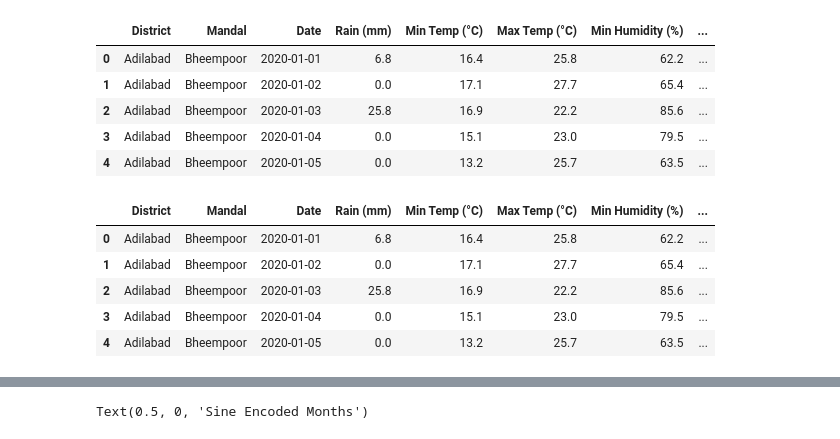
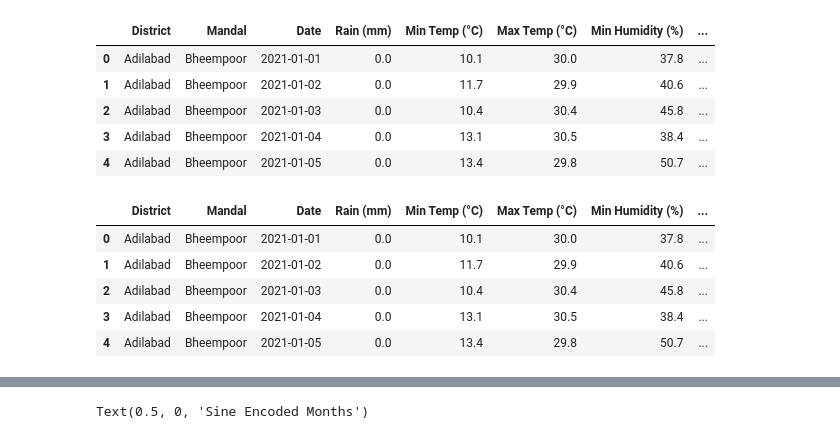
Before and after one commit to smartinternz02/SBSPS-Challenge-7369-1632919437, a Jupyter notebook: tsic_dsg_hackathon.ipynb, the cells around one changed output, grey strips where cells are left out. Cells and saved outputs as stored; diff of their text form; code cells hidden in the pictures.

```diff
--- a/tsic_dsg_hackathon.ipynb
+++ b/tsic_dsg_hackathon.ipynb
@@ -17,32 +17,33 @@ from keras import callbacks
 import pandas as pd
 import numpy as np
 # %%
-data = pd.read_excel("/content/final.xlsx")
+data = pd.read_excel("/content/final_dataset.xlsx")
 data.head()
 # %% [output]
 |  | District | Mandal | Date | Rain (mm) | Min Temp (°C) | Max Temp (°C) | Min Humidity (%) | ... |
-| 0 | Adilabad | Bheempoor | 2020-01-01 | 6.8 | 16.4 | 25.8 | 62.2 | ... |
-| 1 | Adilabad | Bheempoor | 2020-01-02 | 0.0 | 17.1 | 27.7 | 65.4 | ... |
-| 2 | Adilabad | Bheempoor | 2020-01-03 | 25.8 | 16.9 | 22.2 | 85.6 | ... |
-| 3 | Adilabad | Bheempoor | 2020-01-04 | 0.0 | 15.1 | 23.0 | 79.5 | ... |
-| 4 | Adilabad | Bheempoor | 2020-01-05 | 0.0 | 13.2 | 25.7 | 63.5 | ... |
+| 0 | Adilabad | Bheempoor | 2021-01-01 | 0.0 | 10.1 | 30.0 | 37.8 | ... |
+| 1 | Adilabad | Bheempoor | 2021-01-02 | 0.0 | 11.7 | 29.9 | 40.6 | ... |
+| 2 | Adilabad | Bheempoor | 2021-01-03 | 0.0 | 10.4 | 30.4 | 45.8 | ... |
+| 3 | Adilabad | Bheempoor | 2021-01-04 | 0.0 | 13.1 | 30.5 | 38.4 | ... |
+| 4 | Adilabad | Bheempoor | 2021-01-05 | 0.0 | 13.4 | 29.8 | 50.7 | ... |
 # %%
 rain = list(data["Rain (mm)"])
-rain_tmrw = ["No"]
+rain_tmrw = []
 for x in range(1,len(rain)):
   if rain[x] != 0.0:
     rain_tmrw.append("Yes")
   else:
     rain_tmrw.append("No")
+rain_tmrw.append("No")
 data['RainTomorrow'] = rain_tmrw
 data.head()
 # %% [output]
 |  | District | Mandal | Date | Rain (mm) | Min Temp (°C) | Max Temp (°C) | Min Humidity (%) | ... |
-| 0 | Adilabad | Bheempoor | 2020-01-01 | 6.8 | 16.4 | 25.8 | 62.2 | ... |
-| 1 | Adilabad | Bheempoor | 2020-01-02 | 0.0 | 17.1 | 27.7 | 65.4 | ... |
-| 2 | Adilabad | Bheempoor | 2020-01-03 | 25.8 | 16.9 | 22.2 | 85.6 | ... |
-| 3 | Adilabad | Bheempoor | 2020-01-04 | 0.0 | 15.1 | 23.0 | 79.5 | ... |
-| 4 | Adilabad | Bheempoor | 2020-01-05 | 0.0 | 13.2 | 25.7 | 63.5 | ... |
+| 0 | Adilabad | Bheempoor | 2021-01-01 | 0.0 | 10.1 | 30.0 | 37.8 | ... |
+| 1 | Adilabad | Bheempoor | 2021-01-02 | 0.0 | 11.7 | 29.9 | 40.6 | ... |
+| 2 | Adilabad | Bheempoor | 2021-01-03 | 0.0 | 10.4 | 30.4 | 45.8 | ... |
+| 3 | Adilabad | Bheempoor | 2021-01-04 | 0.0 | 13.1 | 30.5 | 38.4 | ... |
+| 4 | Adilabad | Bheempoor | 2021-01-05 | 0.0 | 13.4 | 29.8 | 50.7 | ... |
 # %%
 corrmat = data.corr()
 cmap = sns.diverging_palette(260,-10,s=50, l=75, n=6, as_cmap=True)
```
Also changed, not shown: parts of 12 cells of this notebook, 5 other files.
